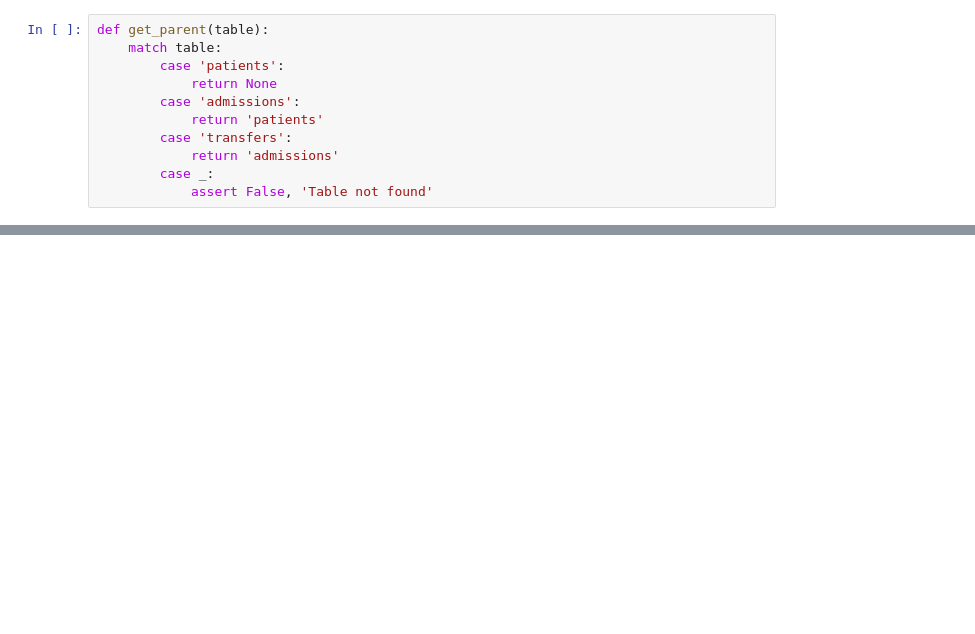
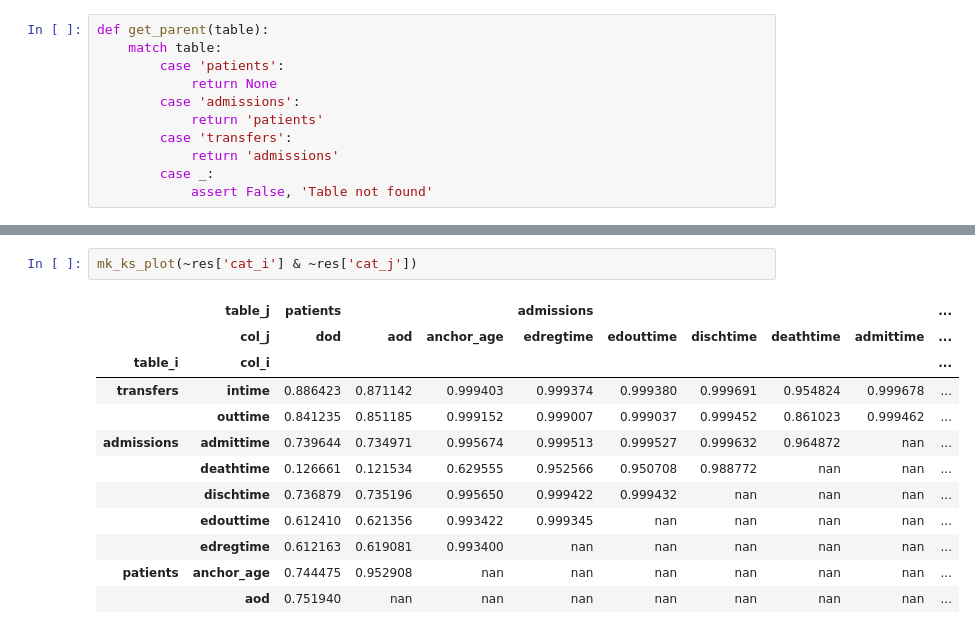
Before and after one commit to pasteur-dev/pasteur, a Jupyter notebook: notebooks/scratch.ipynb, the cells around one changed output, grey strips where cells are left out. Cells and saved outputs as stored; diff of their text form; blank space fills up the shorter version.

```diff
--- a/notebooks/scratch.ipynb
+++ b/notebooks/scratch.ipynb
@@ -203,0 +281,15 @@ pt.style.background_gradient(axis=1).applymap(
+# %%
+mk_ks_plot(~res['cat_i'] & ~res['cat_j'])
+# %% [output]
+|  | table_j | patients |  |  | admissions |  |  |  |  | ... |
+|  | col_j | dod | aod | anchor_age | edregtime | edouttime | dischtime | deathtime | admittime | ... |
+| table_i | col_i |  |  |  |  |  |  |  |  | ... |
+| transfers | intime | 0.886423 | 0.871142 | 0.999403 | 0.999374 | 0.999380 | 0.999691 | 0.954824 | 0.999678 | ... |
+|  | outtime | 0.841235 | 0.851185 | 0.999152 | 0.999007 | 0.999037 | 0.999452 | 0.861023 | 0.999462 | ... |
+| admissions | admittime | 0.739644 | 0.734971 | 0.995674 | 0.999513 | 0.999527 | 0.999632 | 0.964872 | nan | ... |
+|  | deathtime | 0.126661 | 0.121534 | 0.629555 | 0.952566 | 0.950708 | 0.988772 | nan | nan | ... |
+|  | dischtime | 0.736879 | 0.735196 | 0.995650 | 0.999422 | 0.999432 | nan | nan | nan | ... |
+|  | edouttime | 0.612410 | 0.621356 | 0.993422 | 0.999345 | nan | nan | nan | nan | ... |
+|  | edregtime | 0.612163 | 0.619081 | 0.993400 | nan | nan | nan | nan | nan | ... |
+| patients | anchor_age | 0.744475 | 0.952908 | nan | nan | nan | nan | nan | nan | ... |
+|  | aod | 0.751940 | nan | nan | nan | nan | nan | nan | nan | ... |
```
Also changed, not shown: parts of 9 cells of this notebook.
